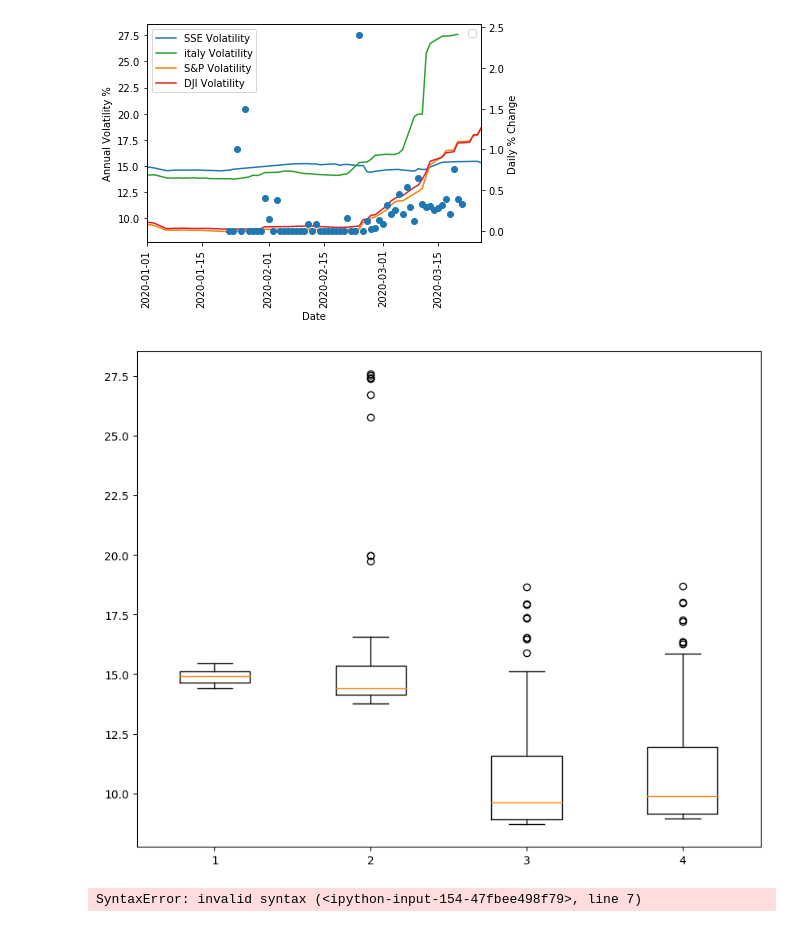
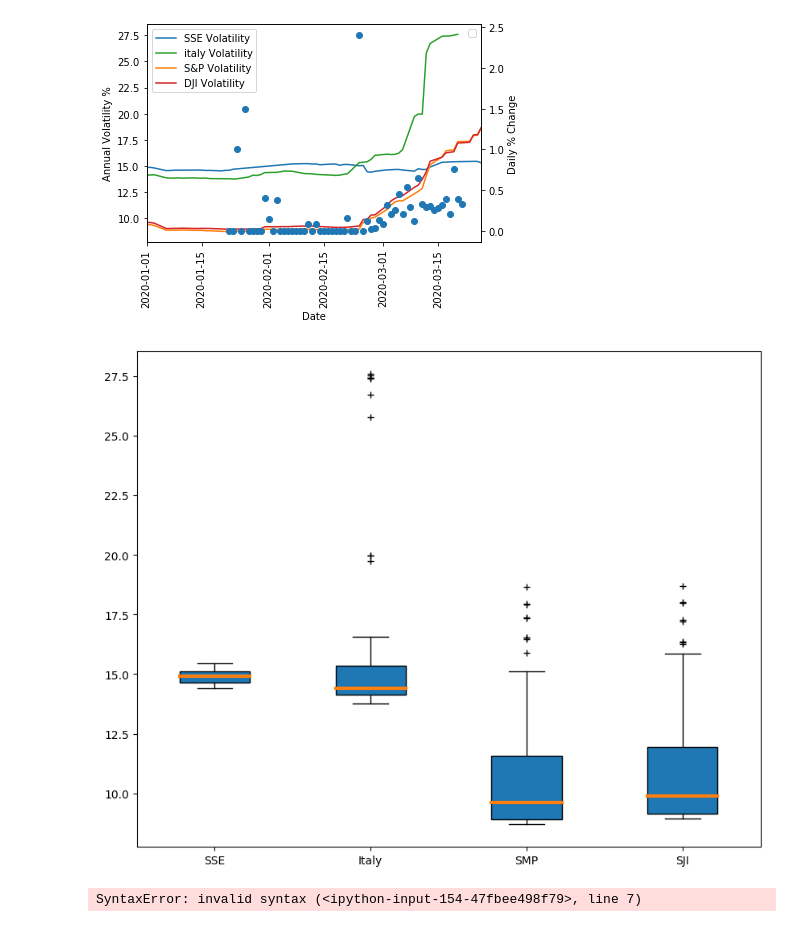
Before and after one commit to nberman12/COVID19-vs-Stocks, a Jupyter notebook: dev/daniel/Data_Collection2.ipynb, the cells around one changed output. Saved outputs shown, nothing was run; the diff lists cells and outputs as text; code cells hidden in the pictures.

```diff
--- a/dev/daniel/Data_Collection2.ipynb
+++ b/dev/daniel/Data_Collection2.ipynb
@@ -1454,15 +1454,16 @@ No handles with labels found to put in legend.
 # %%
 plt.figure(figsize = (10,8), dpi = 100)
 plt.style.use('default')
 plt.boxplot([volatile_sse_df['Annual Volatility'],volatile_italy_df['Annual Volatility'],
-           volatile_smp_df['Annual Volatility'],volatile_dji_df['Annual Volatility']])
+           volatile_smp_df['Annual Volatility'],volatile_dji_df['Annual Volatility']],labels = ["SSE","Italy","SMP","SJI"],
+           patch_artist = True, medianprops = {'linewidth':3},sym='+')
 
 
 
 
 plt.show()
 # %% [output]
-[figure, old version]
+[figure, new version]
 # %%
 plt.figure(figsize = (10,8), dpi = 100)
 plt.style.use('default')
```
Also changed, not shown: parts of 5 cells of this notebook.
